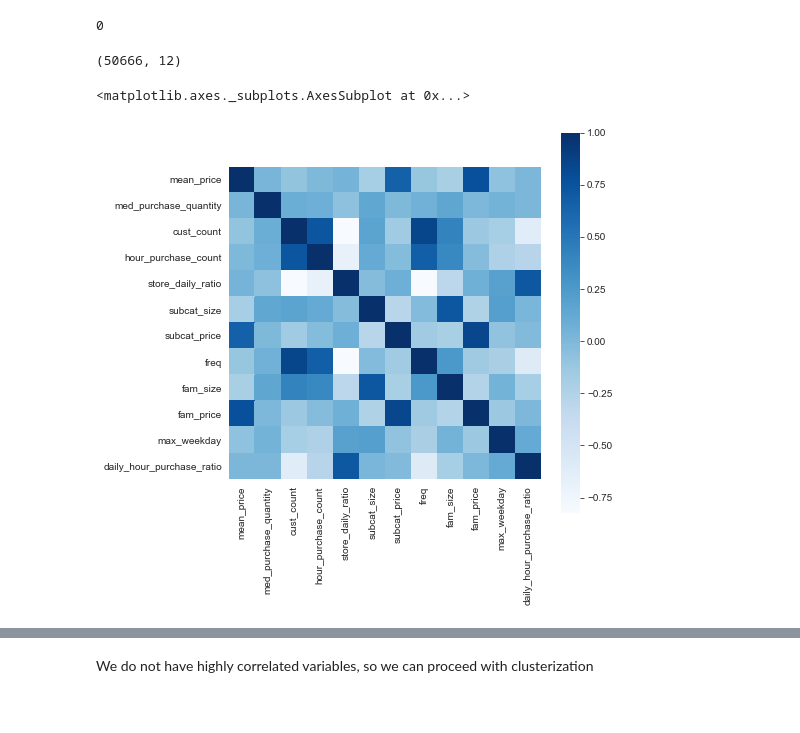
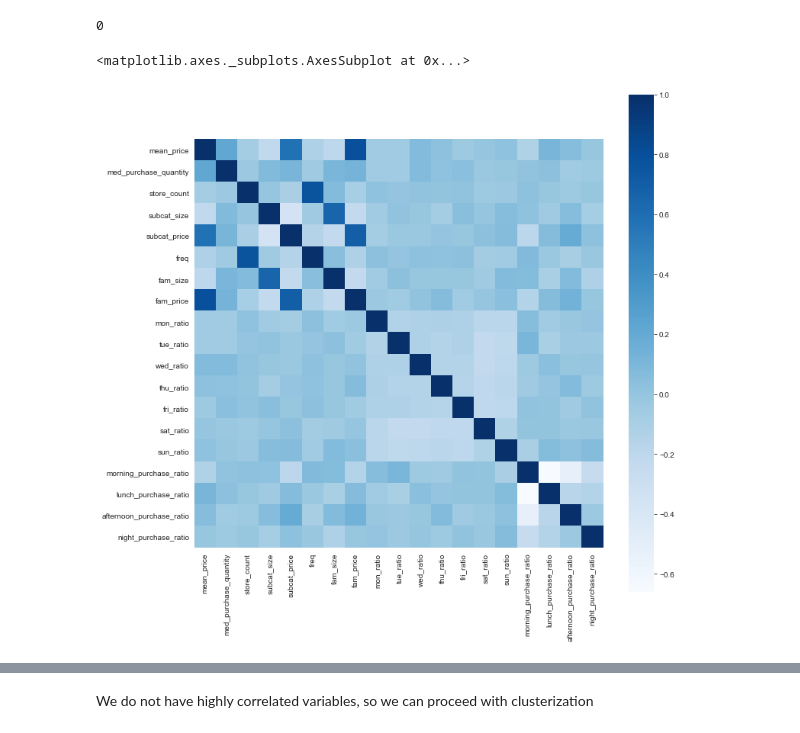
Before and after one commit to Mist3r-R/hse-sse-ds-business-2020, a Jupyter notebook: HW_5.ipynb, the cells around one changed output, grey strips where cells are left out. Saved outputs shown, nothing was run; the diff lists cells and outputs as text; code cells hidden in the pictures.

```diff
--- a/HW_5.ipynb
+++ b/HW_5.ipynb
@@ -270,0 +248,36 @@ Index(['dd_card_number', 'store_number', 'dd_transaction_number', 'sku',
+# %%
+week_ratios = df.groupby(['sku', 'weekday'])['dd_transaction_number'].nunique()
+purchases = df.groupby(['sku'])['dd_transaction_number'].nunique()
+
+mon = week_ratios[week_ratios.index.get_level_values(1) == 0]
+tue = week_ratios[week_ratios.index.get_level_values(1) == 1]
+wed = week_ratios[week_ratios.index.get_level_values(1) == 2]
+thu = week_ratios[week_ratios.index.get_level_values(1) == 3]
+fri = week_ratios[week_ratios.index.get_level_values(1) == 4]
+sat = week_ratios[week_ratios.index.get_level_values(1) == 5]
+sun = week_ratios[week_ratios.index.get_level_values(1) == 6]
+
+data['mon_ratio'] = mon.values / purchases[mon.index.get_level_values(0)]
+data['tue_ratio'] = tue.values / purchases[tue.index.get_level_values(0)]
+data['wed_ratio'] = wed.values / purchases[wed.index.get_level_values(0)]
+data['thu_ratio'] = thu.values / purchases[thu.index.get_level_values(0)]
+data['fri_ratio'] = fri.values / purchases[fri.index.get_level_values(0)]
+data['sat_ratio'] = sat.values / purchases[sat.index.get_level_values(0)]
+data['sun_ratio'] = sun.values / purchases[sun.index.get_level_values(0)]
+# %%
+hours = df.groupby(['sku', 'hour'])['dd_transaction_number'].nunique()
+morning = hours[hours.index.get_level_values(1) == 'Morning']
+lunch = hours[hours.index.get_level_values(1) == 'Lunch']
+afternoon = hours[hours.index.get_level_values(1) == 'Afternoon']
+night = hours[hours.index.get_level_values(1) == 'Night']
+
+data['morning_purchase_ratio'] = morning.reset_index().set_index('sku') \
+['dd_transaction_number'] / purchases[morning.index.get_level_values(0)]
+data['lunch_purchase_ratio'] = lunch.reset_index().set_index('sku') \
+['dd_transaction_number'] / purchases[lunch.index.get_level_values(0)]
+data['afternoon_purchase_ratio'] = afternoon.reset_index().set_index('sku') \
+['dd_transaction_number'] / purchases[afternoon.index.get_level_values(0)]
+data['night_purchase_ratio'] = night.reset_index().set_index('sku') \
+['dd_transaction_number'] / purchases[night.index.get_level_values(0)]
+
+data.head(3)
@@ -271,7 +313,7 @@ Index(['dd_card_number', 'store_number', 'dd_transaction_number', 'sku',
+# %%
+data.fillna(0, inplace=True)
 # %% [markdown]
 2. Cluster all products into distinct groups (clusters). You may use any clustering algorithm you want. If you use distance-based clustering (e.g. k-means), do not forget to preprocess your features (normalization, z-scoring or standard scaling). Try a different number of groups (e.g. from 5 to 30)
-# %%
-data = df.drop(columns=original_features)
 # %%
 data.columns
 # %% [output]
@@ -300,16 +350,12 @@ dtype: object
 data.isna().sum().sum()
 # %% [output]
 0
-# %%
-data.shape
-# %% [output]
-(50666, 12)
 # %%
-plt.figure(figsize=(7,7))
+plt.figure(figsize=(12,12))
 sns.heatmap(data.corr(), square = True, cmap='Blues')
 # %% [output]
 <matplotlib.axes._subplots.AxesSubplot at 0x...>
-[figure, old version]
+[figure, new version]
 # %%
 (~data.corr()[abs(data.corr()) > 0.85].isna()).sum()
 # %% [output]
```
Also changed, not shown: parts of 22 cells of this notebook.
